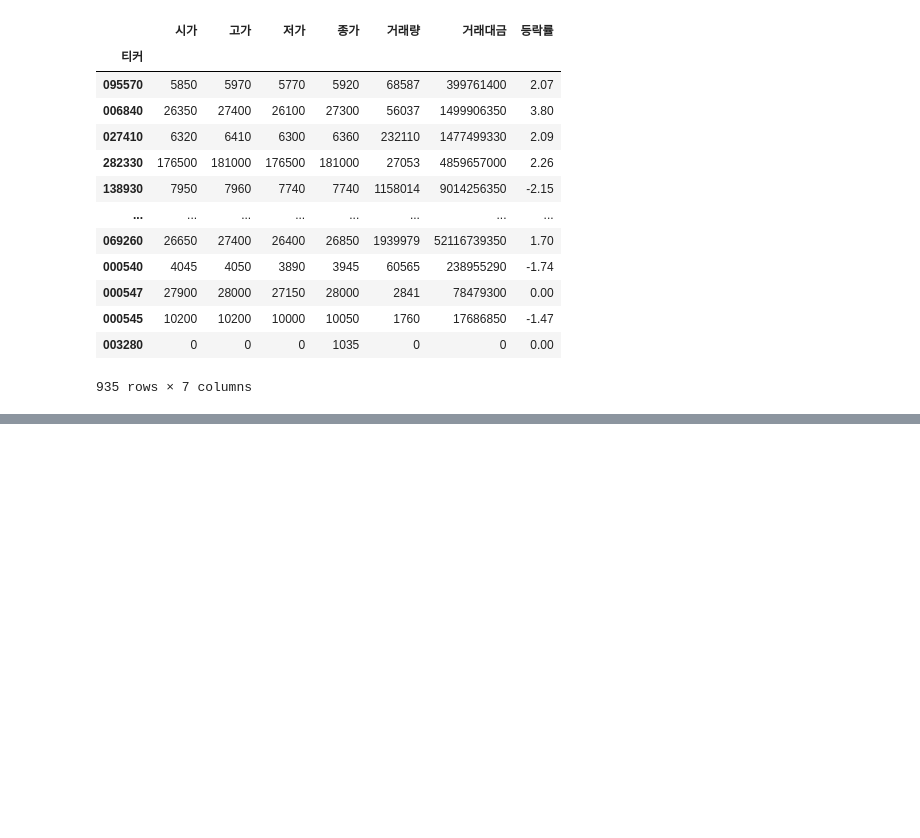
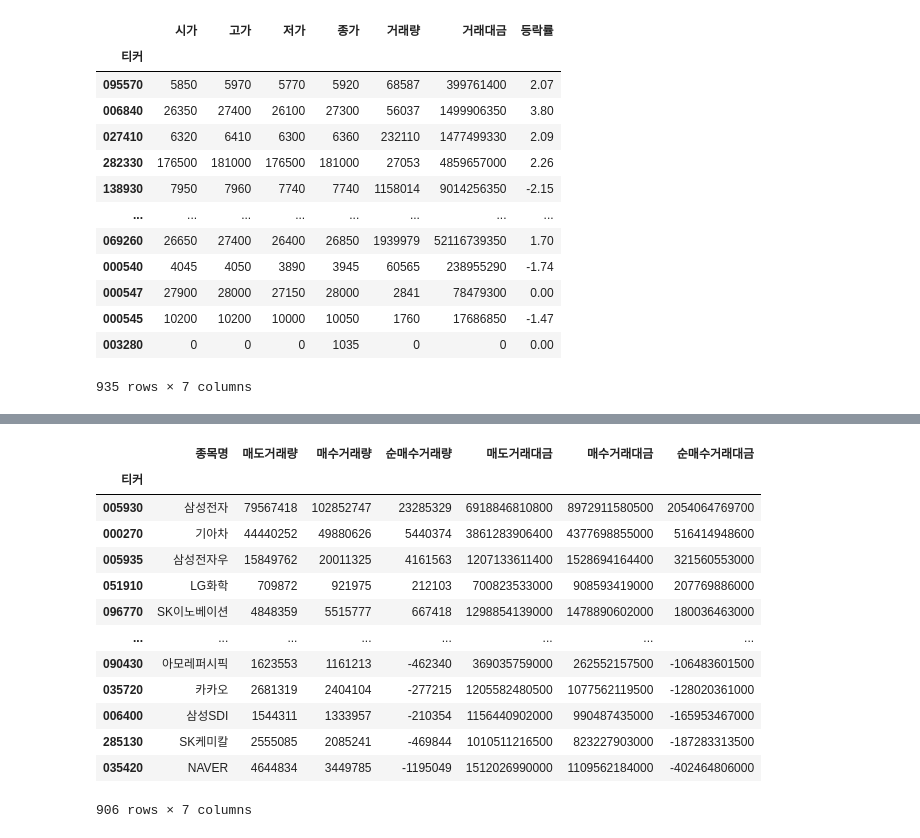
Before and after one commit to rivernine/indexduck, a Jupyter notebook: pykrx/stocksinsite.ipynb, the cells around one changed output, grey strips where cells are left out. Drawn from its saved outputs; the diff is of its cells as text; code cells hidden in the pictures; blank space fills up the shorter version.

```diff
--- a/pykrx/stocksinsite.ipynb
+++ b/pykrx/stocksinsite.ipynb
@@ -42,0 +104,20 @@ df
+# %%
+# 투자자별 순매수 상위종목 조회
+# input : 시작날짜, 종료날짜, 시장(KOSPI/KOSDAQ), 투자자(금융투자/보험/투신/사모/은행/기타금융/연기금/기관합계/기타법인/개인/외국인/기타외국인/전체)
+df = stock.get_market_net_purchases_of_equities_by_ticker("20210115", "20210122", "KOSPI", "개인")
+df
+# %% [output]
+|  | 종목명 | 매도거래량 | 매수거래량 | 순매수거래량 | 매도거래대금 | 매수거래대금 | 순매수거래대금 |
+| 티커 |  |  |  |  |  |  |  |
+| 005930 | 삼성전자 | 79567418 | 102852747 | 23285329 | 6918846810800 | 8972911580500 | 2054064769700 |
+| 000270 | 기아차 | 44440252 | 49880626 | 5440374 | 3861283906400 | 4377698855000 | 516414948600 |
+| 005935 | 삼성전자우 | 15849762 | 20011325 | 4161563 | 1207133611400 | 1528694164400 | 321560553000 |
+| 051910 | LG화학 | 709872 | 921975 | 212103 | 700823533000 | 908593419000 | 207769886000 |
+| 096770 | SK이노베이션 | 4848359 | 5515777 | 667418 | 1298854139000 | 1478890602000 | 180036463000 |
+| ... | ... | ... | ... | ... | ... | ... | ... |
+| 090430 | 아모레퍼시픽 | 1623553 | 1161213 | -462340 | 369035759000 | 262552157500 | -106483601500 |
+| 035720 | 카카오 | 2681319 | 2404104 | -277215 | 1205582480500 | 1077562119500 | -128020361000 |
+| 006400 | 삼성SDI | 1544311 | 1333957 | -210354 | 1156440902000 | 990487435000 | -165953467000 |
+| 285130 | SK케미칼 | 2555085 | 2085241 | -469844 | 1010511216500 | 823227903000 | -187283313500 |
+| 035420 | NAVER | 4644834 | 3449785 | -1195049 | 1512026990000 | 1109562184000 | -402464806000 |
+906 rows × 7 columns
```
Also changed, not shown: parts of 17 cells of this notebook, 1 other file.
